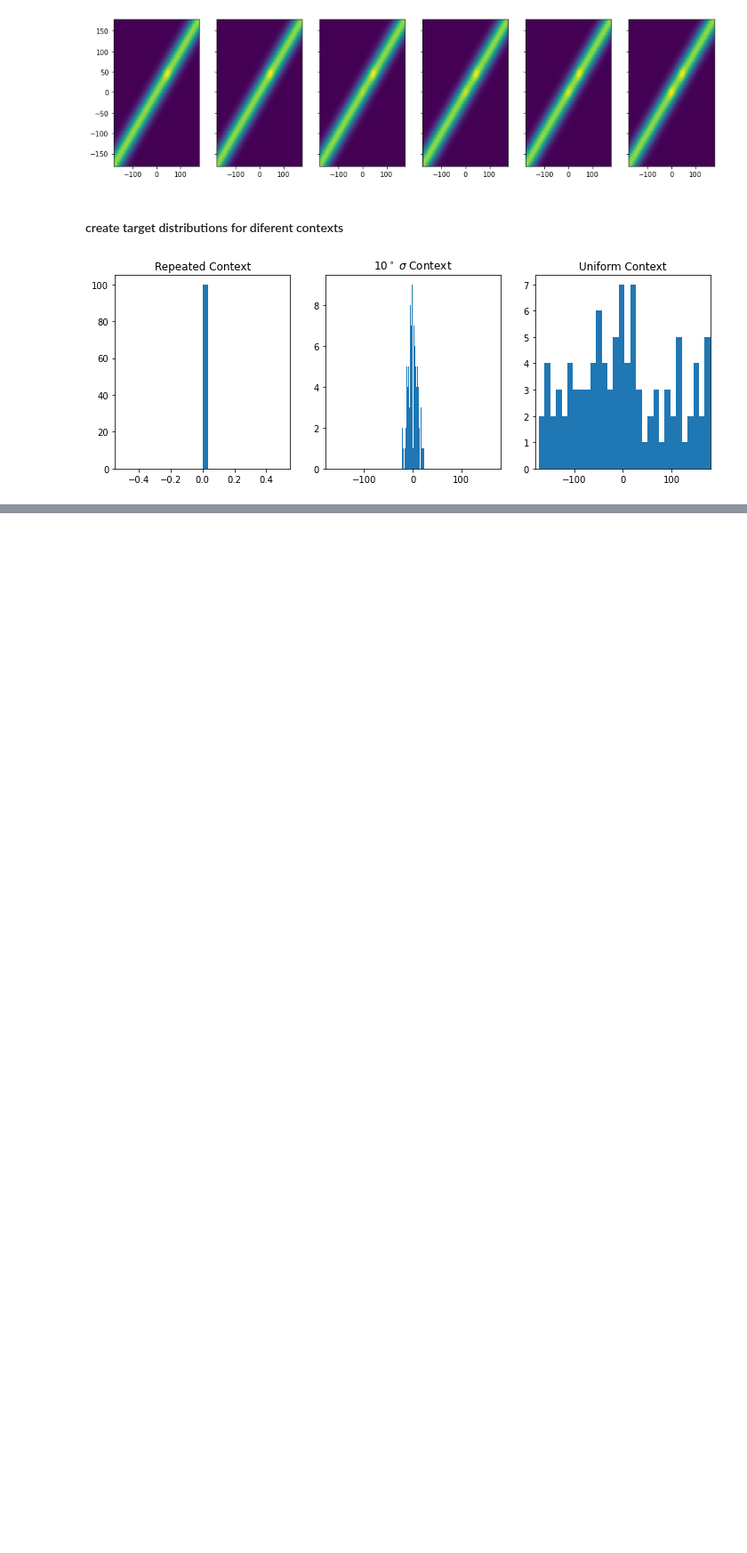
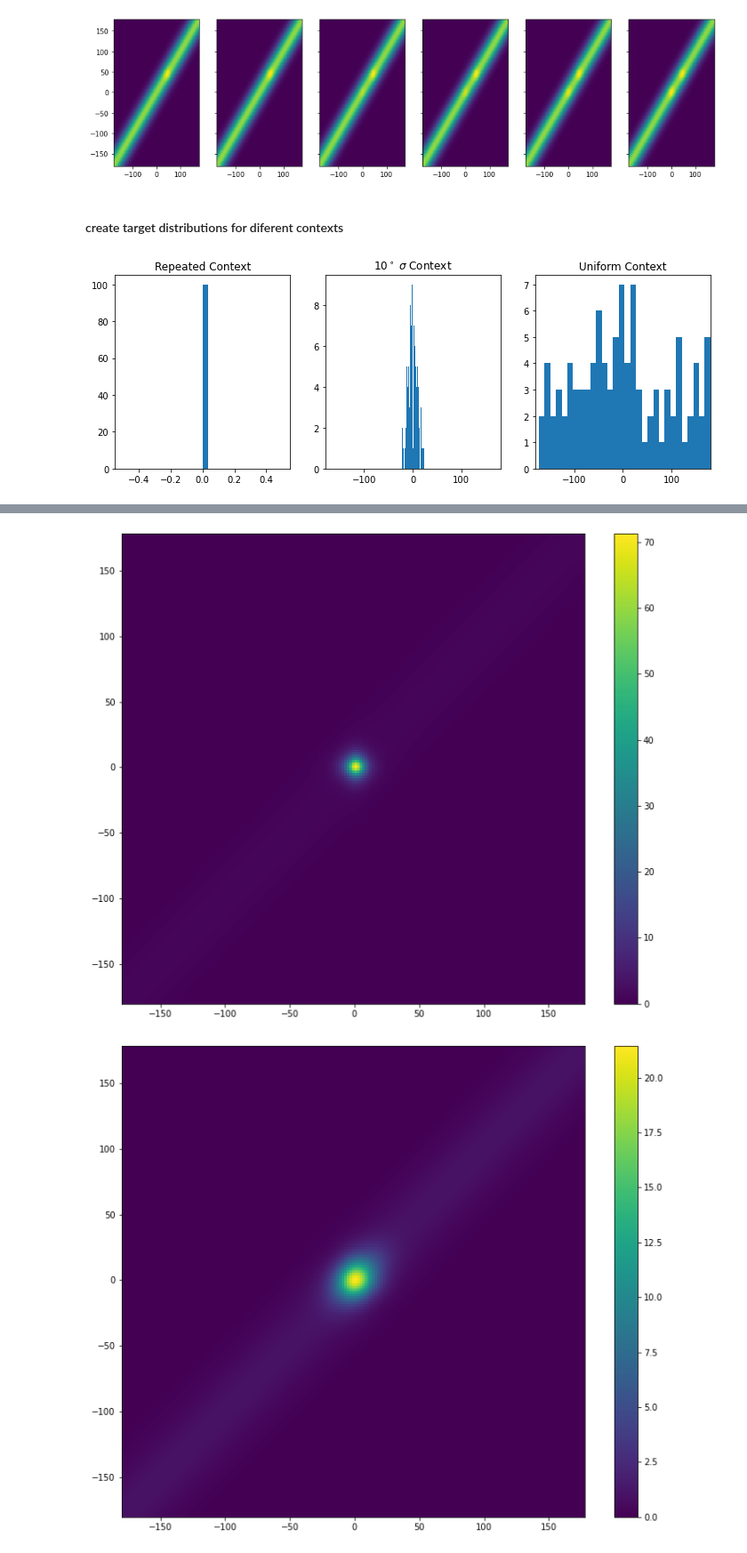
Before and after one commit to mwprestonjr/verstynen_2011_rpl, a Jupyter notebook: notebooks/verstynen_2011.ipynb, the cells around one changed output, grey strips where cells are left out. Shown at 89% size. Cells and saved outputs as stored; diff of their text form; code cells hidden in the pictures; blank space fills up the shorter version.

```diff
--- a/notebooks/verstynen_2011.ipynb
+++ b/notebooks/verstynen_2011.ipynb
@@ -386,0 +433,43 @@ plt.show()
+# %%
+def test_context(target_distr):
+    # define units with evenly spaced preferred directions
+    pref_dirs = np.arange(-180,180,360/N_UNITS)
+
+    # define initial weight matrix
+    initial_weights = calc_initial_weights(pref_dirs, spread=30)
+
+    # create empty vars to populate
+    n_targets = len(target_distr)
+    output = np.zeros(n_targets)
+    firing_rates = np.zeros([n_targets, len(pref_dirs)])
+    weights = np.zeros([n_targets, initial_weights.shape[0], initial_weights.shape[1]])
+
+    # run trials
+    for ii, target in enumerate(target_distr):
+        # set weights
+        if ii == 0 :
+            W = initial_weights
+        else:
+            W = weights[ii-1]
+
+        # run trial
+        output[ii], _, weights_all = run_trial(W, pref_dirs, target,
+                                               baseline=0, gain=1E3, spread=30,
+                                               beta=1E-5, alpha=1E-3)
+        weights[ii] = weights_all[5]
+
+    final_weights = weights[n_targets-i]
+
+    # plot final weights
+    plt.figure(figsize=[12,10])
+    plt.pcolormesh(pref_dirs, pref_dirs, final_weights)
+    plt.colorbar()
+    plt.show()
+
+    return final_weights
+
+for ii, target_distr in enumerate([distr_repeated, distr_10deg, distr_uniform]):
+    final_weights = test_context(target_distr)
+# %% [output]
+[figure, added]
+[figure, added]
```
Also changed, not shown: parts of 5 cells of this notebook.
